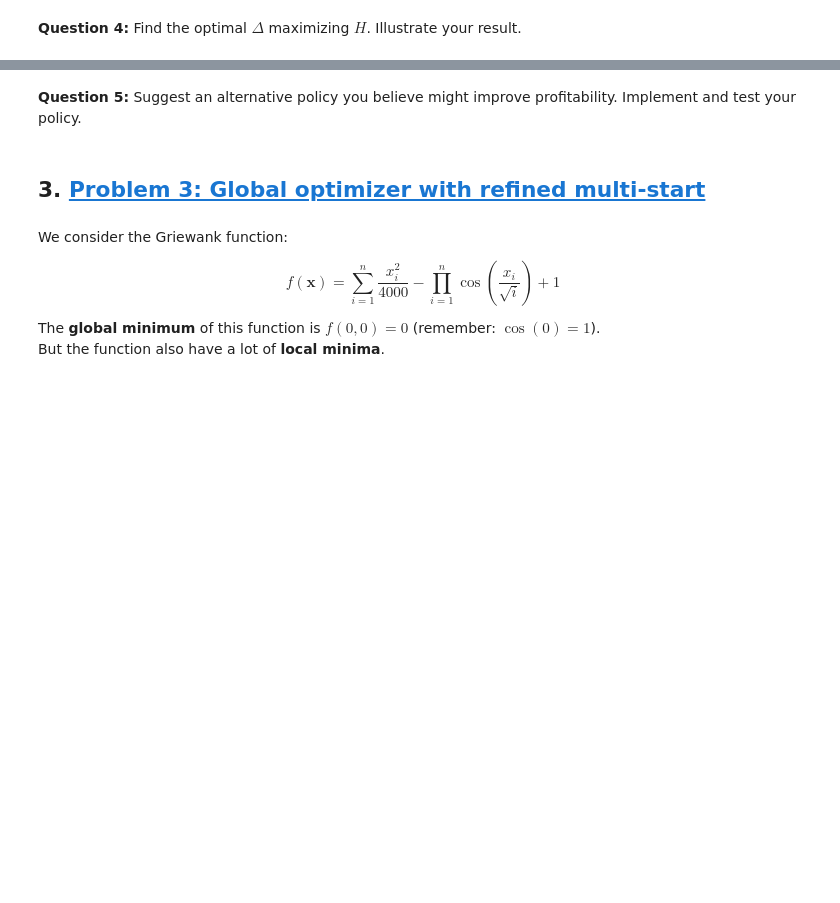
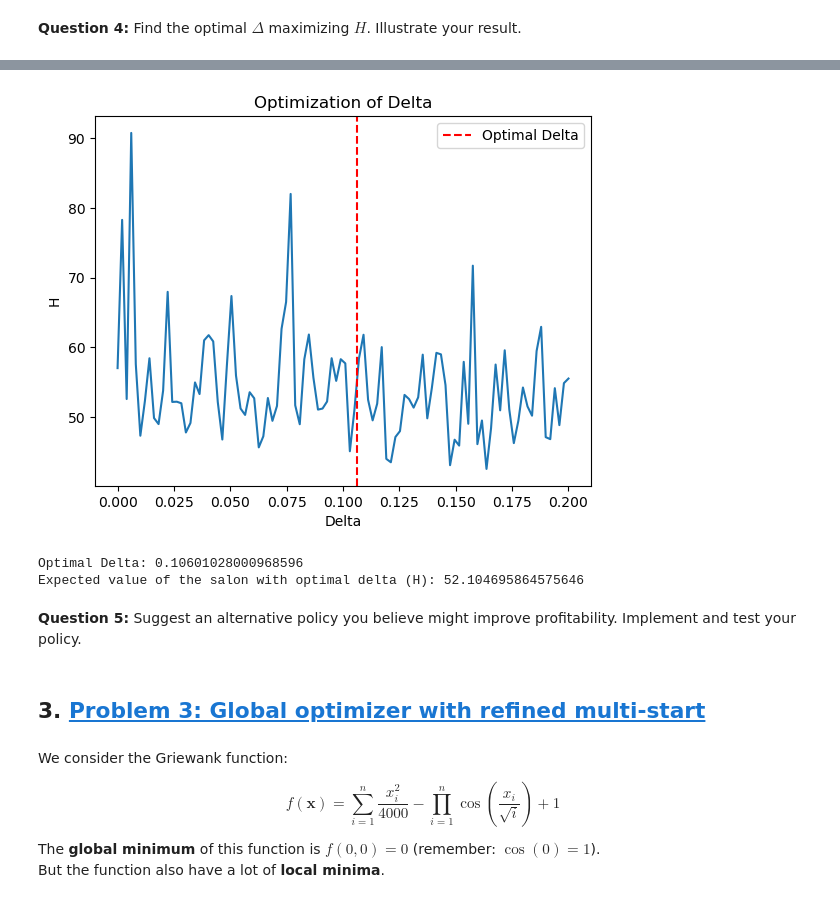
Before and after one commit to NumEconCopenhagen/projects-2023-jt, a Jupyter notebook: Exam/Exam_T.ipynb, the cells around one changed output, grey strips where cells are left out. Drawn from its saved outputs; the diff is of its cells as text; code cells hidden in the pictures; blank space fills up the shorter version.

```diff
--- a/Exam/Exam_T.ipynb
+++ b/Exam/Exam_T.ipynb
@@ -190,3 +385,74 @@ With $\Delta \geq 0$ and $\Delta = 0$ being the previous policy.
+# %%
+import numpy as np
+from scipy import optimize
+import matplotlib.pyplot as plt
+
+# Baseline parameters
+rho = 0.90
+iota = 0.01
+sigma_epsilon = 0.10
+R = (1 + 0.01) ** (1 / 12)
+
+# Other parameters
+eta = 0.5  # Example value, adjust as needed
+
+# Set up initial conditions
+kappa_minus1 = 1.0
+ell_minus1 = 0.0
+
+# Set up optimization function
+def h_func(epsilon_series, kappa_series, ell_series):
+    h = np.sum([(R ** (-t)) * (kappa_series[t] * ell_series[t] ** (1 - eta) - w * ell_series[t] -
+                               (1 if ell_series[t] != ell_series[t - 1] else 0) * iota)
+                for t in range(len(epsilon_series))])
+    return -h  # Negative sign for minimization
+
+# Set up optimization procedure
+def optimize_delta(delta):
+    h_values = []
+    for _ in range(K):
+        epsilon_series = np.random.normal(loc=-0.5 * sigma_epsilon ** 2, scale=sigma_epsilon, size=120)
+        kappa_series = np.exp(np.cumsum(rho * np.log(kappa_minus1) + epsilon_series))
+        ell_optimal = ((1 - eta) * kappa_series / w) ** (1 / eta)
+        ell_series = np.zeros(120)  # Initialize ell_series
+
+        for t in range(1, 120):
+            if np.abs(ell_series[t - 1] - ell_optimal[t]) > delta:
+                ell_series[t] = ell_optimal[t]
+            else:
+                ell_series[t] = ell_series[t - 1]
+
+        h = h_func(epsilon_series, kappa_series, ell_series)
+        h_values.append(h)
+
+    return np.mean(h_values)
+
+# Set up simulation parameters
+K = 1000  # Number of random shock series to simulate
+delta_values = np.linspace(0, 0.2, 100)  # Delta values to evaluate
+
+# Perform optimization
+optimal_delta = optimize.minimize_scalar(optimize_delta, bounds=(0, 0.2), method='bounded').x
+
+# Calculate H for optimal delta
+H_optimal_delta = -optimize_delta(optimal_delta)
+
+# Plot the results
+plt.plot(delta_values, [-optimize_delta(delta) for delta in delta_values])  # Negative sign for plotting
+plt.xlabel('Delta')
+plt.ylabel('H')
+plt.title('Optimization of Delta')
+plt.axvline(x=optimal_delta, color='r', linestyle='--', label='Optimal Delta')
+plt.legend()
+plt.show()
+
+# Print the optimal delta and corresponding H
+print("Optimal Delta:", optimal_delta)
+print("Expected value of the salon with optimal delta (H):", H_optimal_delta)
+# %% [output]
+[figure, added]
+Optimal Delta: 0.10601028000968596
+Expected value of the salon with optimal delta (H): 52.104695864575646
 # %% [markdown]
 
 **Question 5:** Suggest an alternative policy you believe might improve profitability. Implement and test your policy.
```
Also changed, not shown: parts of 8 cells of this notebook, 1 other file.
